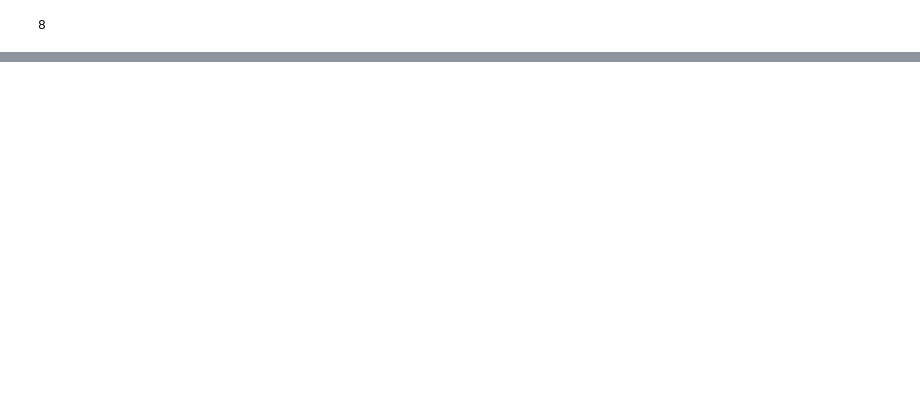
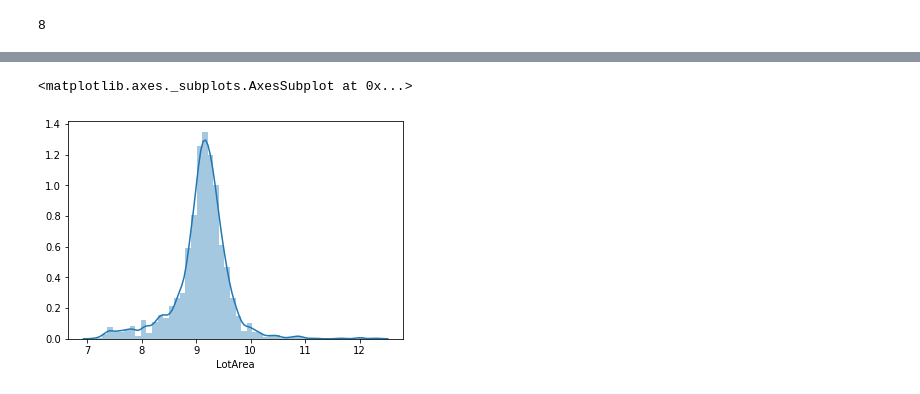
Before and after one commit to Stackeduary/HomePrices, a Jupyter notebook: group_project.ipynb, the cells around one changed output, grey strips where cells are left out. Drawn from its saved outputs; the diff is of its cells as text; code cells hidden in the pictures; blank space fills up the shorter version.

```diff
--- a/group_project.ipynb
+++ b/group_project.ipynb
@@ -330,0 +375,5 @@ xgb.plot_importance(xgb1)
+# %%
+sns.distplot(np.log(homedata_onehot['LotArea']))
+# %% [output]
+<matplotlib.axes._subplots.AxesSubplot at 0x...>
+[figure, added]
```
Also changed, not shown: parts of 22 cells of this notebook.
